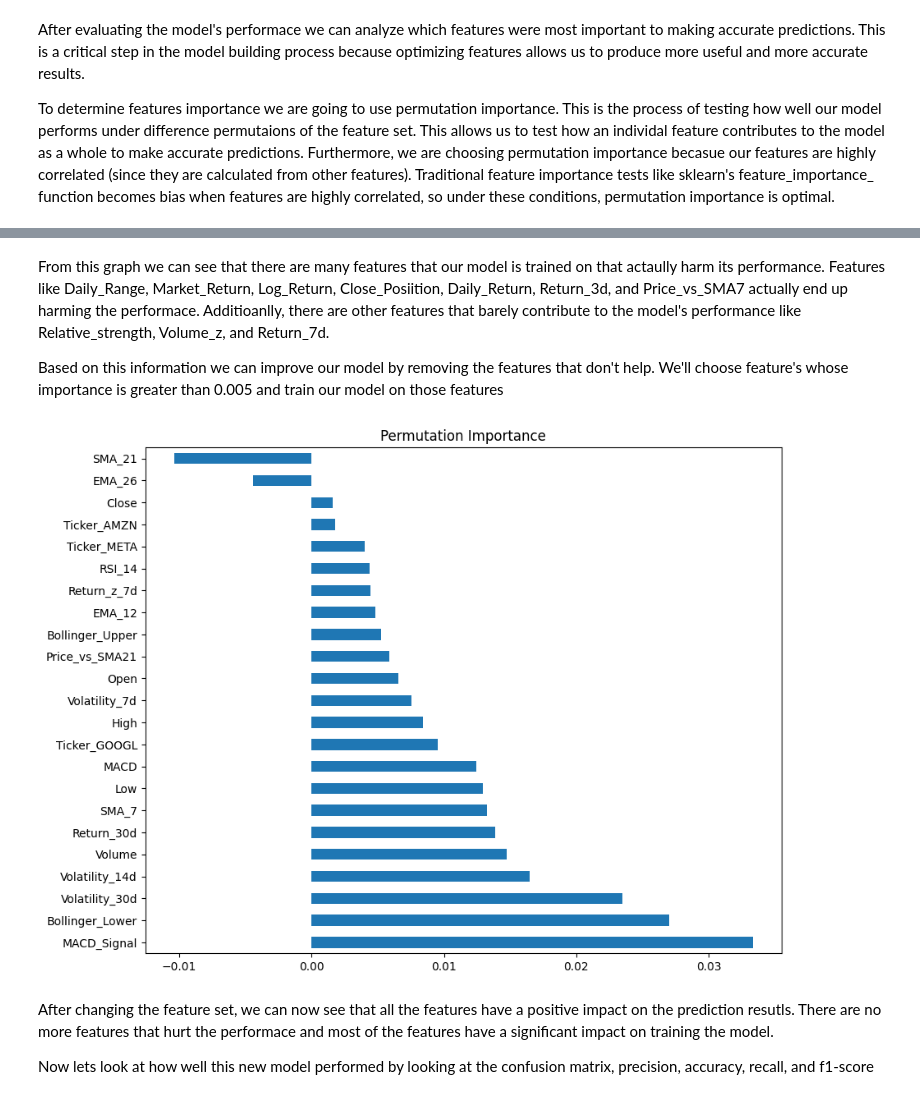
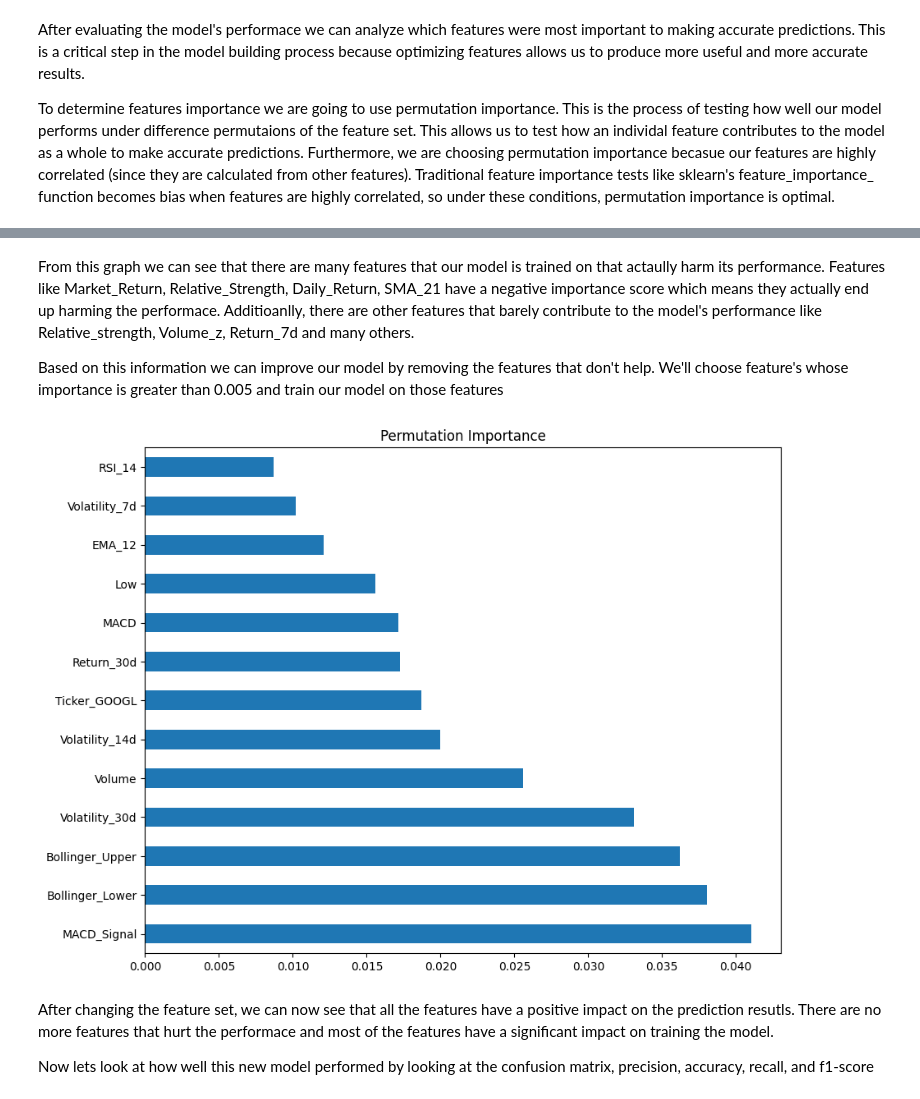
Before and after one commit to jli433/CMSC320_Final_Project, a Jupyter notebook: data.ipynb, the cells around one changed output, grey strips where cells are left out. Drawn from its saved outputs; the diff is of its cells as text; code cells hidden in the pictures.

Commit message:
Fixed feature importance and optemized model more. also added contribution

```diff
--- a/data.ipynb
+++ b/data.ipynb
@@ -788,46 +792,53 @@ dtype: float64
 # %% [markdown]
-From this graph we can see that there are many features that our model is trained on that actaully harm its performance. Features like Daily_Range, Market_Return, Log_Return, Close_Posiition, Daily_Return, Return_3d, and Price_vs_SMA7 actually end up harming the performace. Additioanlly, there are other features that barely contribute to the model's performance like Relative_strength, Volume_z, and Return_7d.
+From this graph we can see that there are many features that our model is trained on that actaully harm its performance. Features like Market_Return, Relative_Strength, Daily_Return, SMA_21  have a negative importance score which means they actually end up harming the performace. Additioanlly, there are other features that barely contribute to the model's performance like Relative_strength, Volume_z, Return_7d and many others.
 
 Based on this information we can improve our model by removing the features that don't help. We'll choose feature's whose importance is greater than 0.005 and train our model on those features
 # %%
 # Choose optimal features
 features = [
-    "MACD_Signal", "Bollinger_Lower", "Volatility_30d",
-    "Volume", "Volatility_14d", "Return_30d",
-    "Ticker_GOOGL", "MACD", "Bollinger_Upper",
-    "EMA_12", "Volatility_7d", "EMA_26", "SMA_7","Close",
-    "Return_z_7d", "Low", "Ticker_AMZN","Ticker_META","Open",
-    "Price_vs_SMA21","SMA_21", "High", "RSI_14"
+    "MACD_Signal",
+    "Bollinger_Lower",
+    "Volatility_30d",
+    "Volume",
+    "MACD",
+    "Return_30d",
+    "Volatility_14d",
+    "Low",
+    "Ticker_GOOGL",
+    "EMA_12",
+    "Bollinger_Upper",
+    "RSI_14",
+    "Volatility_7d"
 ]
 
 X = stocks_df[features] # Create feature df
 y = stocks_df["Target"] # create target df
 
 X_train, X_test, y_train, y_test = train_test_split(X, y, test_size = 0.2, random_state = 42, stratify = y) # Split data
 
 
 rf = RandomForestClassifier(
         n_estimators = 300,
         max_depth = 10,
         class_weight = "balanced",
         min_samples_split = 10,
         min_samples_leaf = 5,
         random_state = 42
         )
 
 rf.fit(X_train, y_train)
 
 result = permutation_importance(rf, X_test, y_test, n_repeats=10, random_state=42,) # calculate the performace of each feature (adjesting for heavily weighted features)
 
 perm_importance = pd.Series(result.importances_mean, index=features) # convert to a series
 perm_importance = perm_importance.sort_values(ascending=False) # sort most important to least
 
 # PLot importance graph
 perm_importance.plot(kind="barh", figsize=(10,8))
 plt.title("Permutation Importance")
 plt.show()
 # %% [output]
-[figure, old version]
+[figure, new version]
 # %% [markdown]
 After changing the feature set, we can now see that all the features have a positive impact on the prediction resutls. There are no more features that hurt the performace and most of the features have a significant impact on training the model.
 
```
Also changed, not shown: parts of 12 cells of this notebook.
